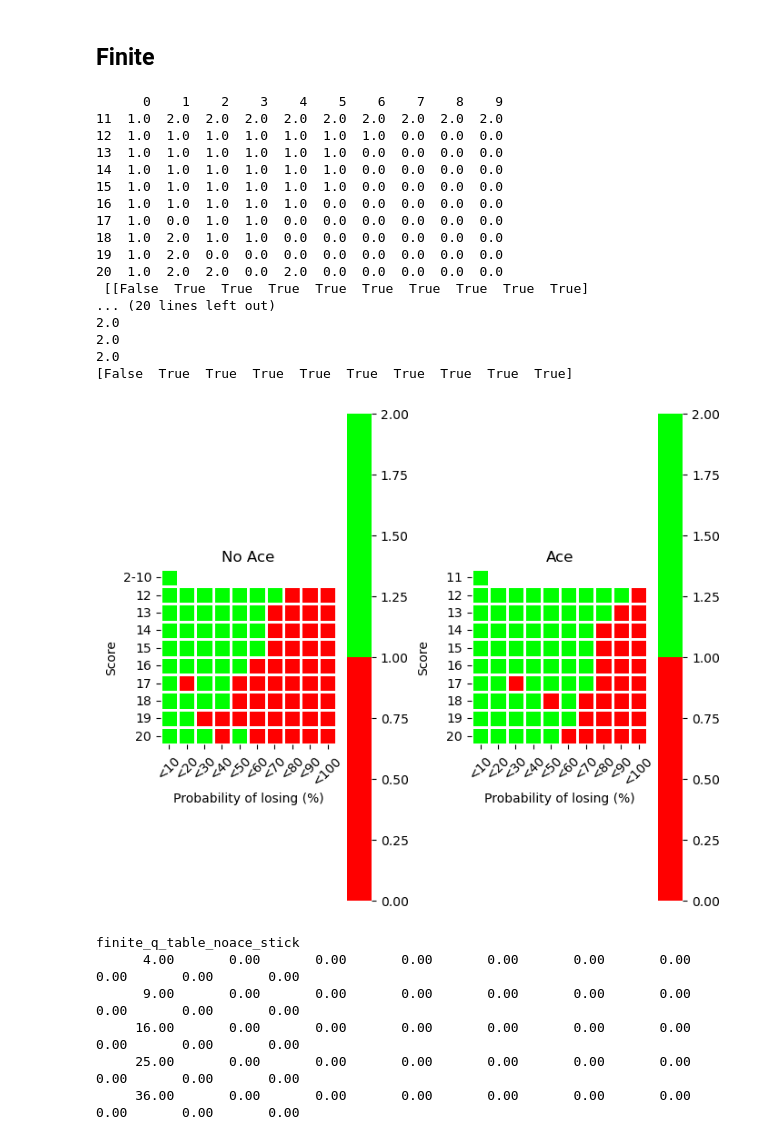
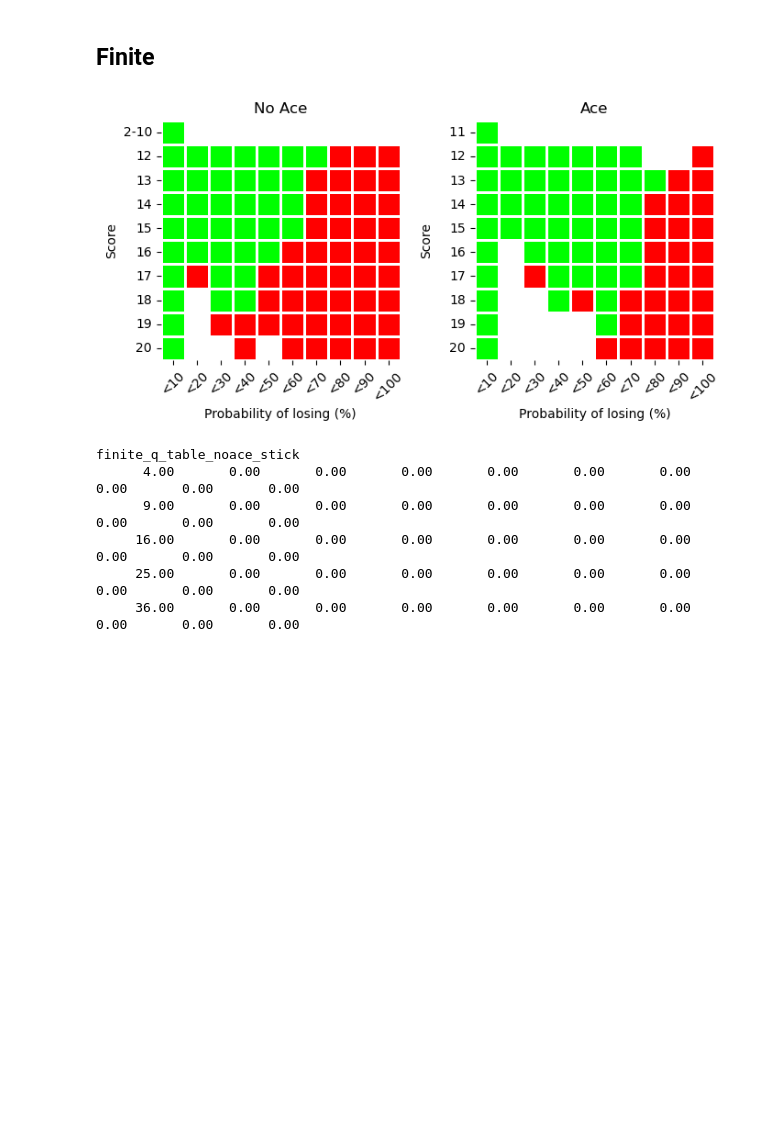
Before and after one commit to michaelgamstonNotts/MLiS_CW2, a Jupyter notebook: Code/visualise_tables.ipynb, the cells around one changed output. Drawn from its saved outputs; the diff is of its cells as text; code cells hidden in the pictures; blank space fills up the shorter version.

Commit message:
visualisation edits

```diff
--- a/Code/visualise_tables.ipynb
+++ b/Code/visualise_tables.ipynb
@@ -130,71 +130,51 @@ fig, ax = plt.subplots( 1,2, figsize=(7, 7))
 cmap = ListedColormap(['#FF0000', '#00FF00'])
 
 mask2 = np.full_like(q_policy_noace_df, False, dtype=bool)
-mask2[0:1,1:10] = True
-print(q_policy_noace_df, '\n', mask2)
 for index, row in q_policy_noace_df.iterrows():
     for i, value in enumerate(row):
         if value == 2:
-            print(q_policy_noace_df.loc[index][i])
-
-print(mask2[0])
-
+            mask2[index-11][i] = True
 
 sns.heatmap(q_policy_noace_df, cmap=cmap,
             cbar_kws={'shrink': 0.8},
             square=True,
             linecolor='white', linewidths=1,
-            ax=ax[0], cbar=True,
+            ax=ax[0], cbar=False,
             mask=mask2)
 
 ax[0].set_xlabel('Probability of losing (%)')
 ax[0].set_ylabel('Score')
 ax[0].tick_params('y', rotation=0)
 ax[0].set_yticklabels(('2-10','12','13','14','15','16','17','18','19','20'))
 ax[0].set_xticklabels(('<10','<20','<30','<40','<50','<60','<70','<80','<90','<100'))
 ax[0].tick_params('x', rotation=45)
 ax[0].set_title('No Ace')
 
 mask3 = np.full_like(q_policy_ace_df, False, dtype=bool)
-mask3[0,1:] = True
+for index, row in q_policy_ace_df.iterrows():
+    for i, value in enumerate(row):
+        if value == 2:
+            mask3[index-11][i] = True
 
 sns.heatmap(q_policy_ace_df, cmap=cmap,
             cbar_kws={'shrink': 0.8},
             square=True,
             linecolor='white', linewidths=1,
-            ax=ax[1], cbar=True,
+            ax=ax[1], cbar=False,
             mask=mask3)
 
 ax[1].set_xlabel('Probability of losing (%)')
 ax[1].set_ylabel('Score')
 ax[1].tick_params('y', rotation=0)
 ax[1].set_yticklabels(('   11','12','13','14','15','16','17','18','19','20'))
 ax[1].set_xticklabels(('<10','<20','<30','<40','<50','<60','<70','<80','<90','<100'))
 ax[1].tick_params('x', rotation=45)
 ax[1].set_title('Ace')
 
-
 fig.tight_layout()
 plt.show()
 # %% [output]
-      0    1    2    3    4    5    6    7    8    9
-11  1.0  2.0  2.0  2.0  2.0  2.0  2.0  2.0  2.0  2.0
-12  1.0  1.0  1.0  1.0  1.0  1.0  1.0  0.0  0.0  0.0
-13  1.0  1.0  1.0  1.0  1.0  1.0  0.0  0.0  0.0  0.0
-14  1.0  1.0  1.0  1.0  1.0  1.0  0.0  0.0  0.0  0.0
-15  1.0  1.0  1.0  1.0  1.0  1.0  0.0  0.0  0.0  0.0
-16  1.0  1.0  1.0  1.0  1.0  0.0  0.0  0.0  0.0  0.0
-17  1.0  0.0  1.0  1.0  0.0  0.0  0.0  0.0  0.0  0.0
-18  1.0  2.0  1.0  1.0  0.0  0.0  0.0  0.0  0.0  0.0
-19  1.0  2.0  0.0  0.0  0.0  0.0  0.0  0.0  0.0  0.0
-20  1.0  2.0  2.0  0.0  2.0  0.0  0.0  0.0  0.0  0.0
- [[False  True  True  True  True  True  True  True  True  True]
-... (20 lines left out)
-2.0
-2.0
-2.0
-[False  True  True  True  True  True  True  True  True  True]
-[figure, old version]
+[figure, new version]
 # %%
 finite_q_table = np.load('finite_q_table.npy')
 
```
Also changed, not shown: parts of 5 cells of this notebook.
